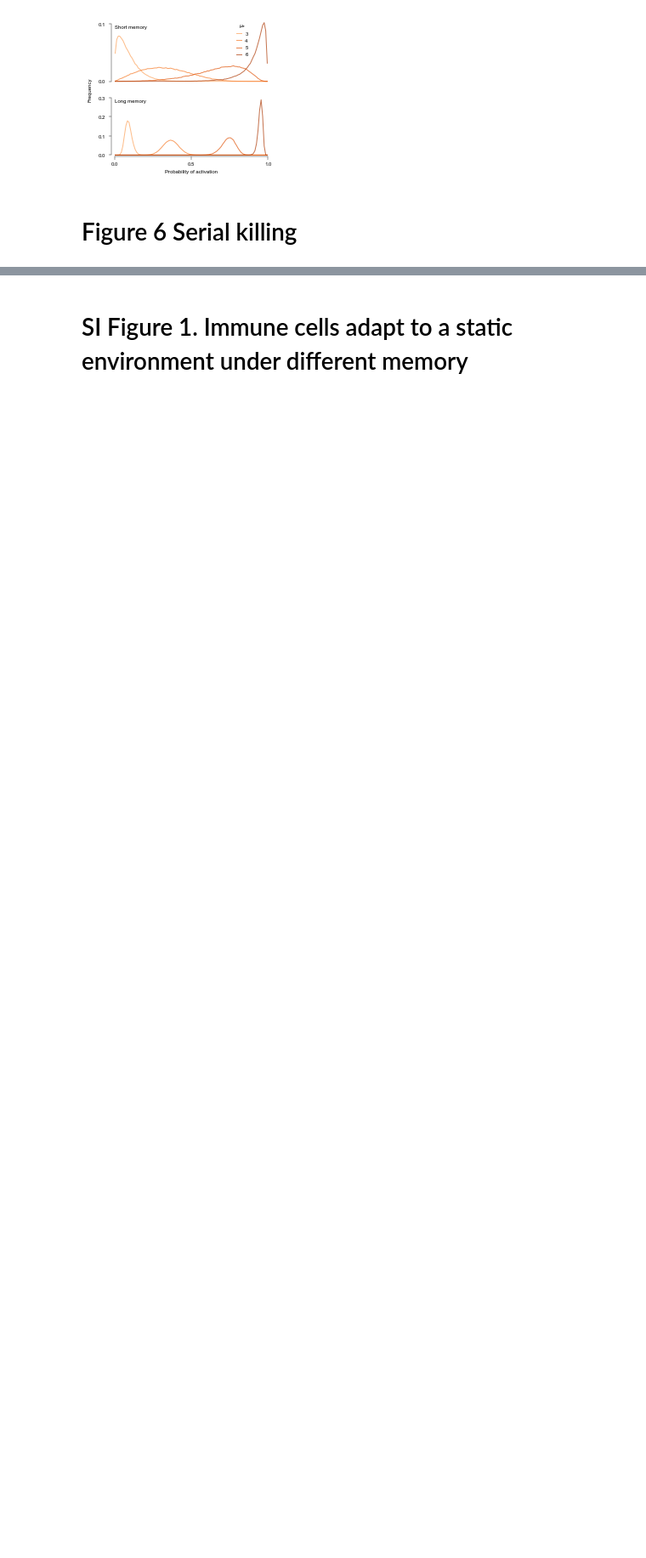
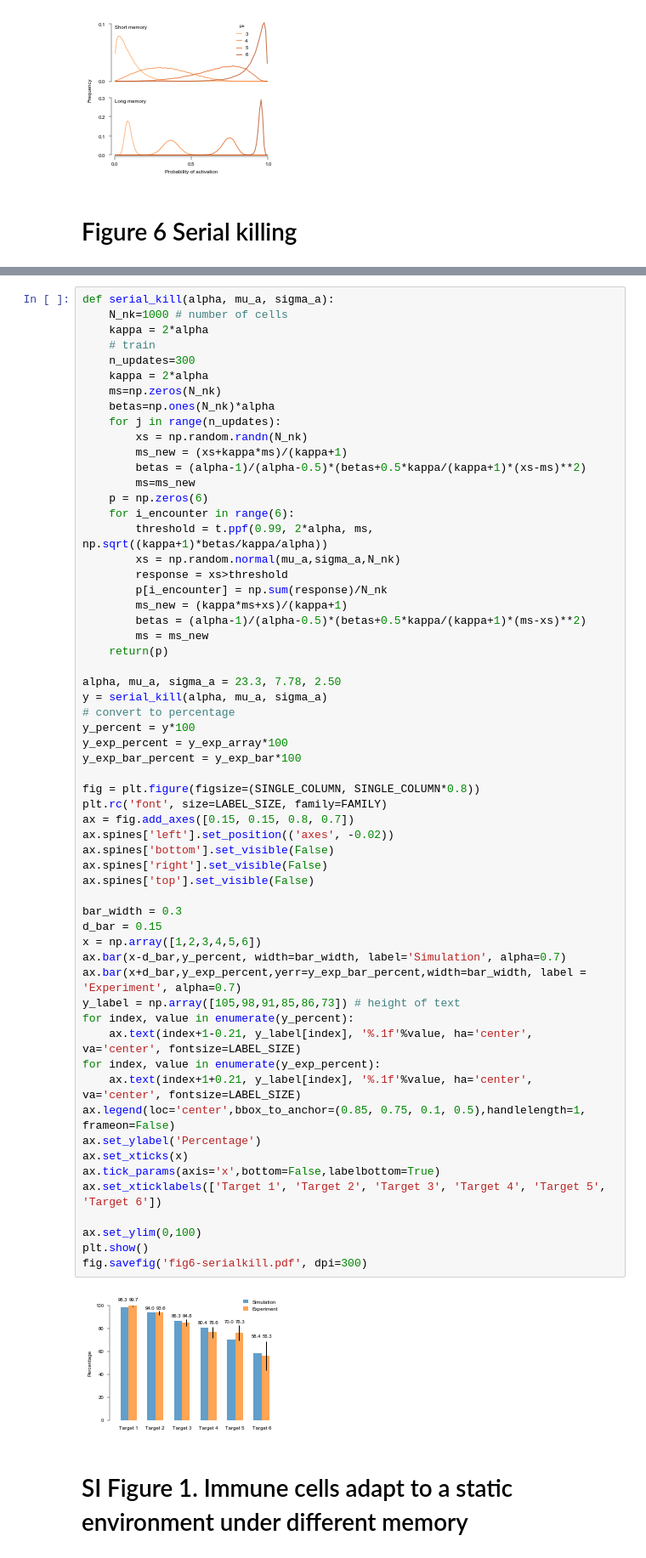
Before and after one commit to ywqin/paper-innate-immune-adaptation, a Jupyter notebook: figures.ipynb, the cells around one changed output, grey strips where cells are left out. Shown at 85% size. Cells and saved outputs as stored; diff of their text form; blank space fills up the shorter version.

```diff
--- a/figures.ipynb
+++ b/figures.ipynb
@@ -961,3 +964,64 @@ fig.savefig('fig6-serialkill.pdf', dpi=300)
+# %%
+def serial_kill(alpha, mu_a, sigma_a):
+	N_nk=1000 # number of cells
+	kappa = 2*alpha
+	# train
+	n_updates=300
+	kappa = 2*alpha
+	ms=np.zeros(N_nk)
+	betas=np.ones(N_nk)*alpha
+	for j in range(n_updates):
+		xs = np.random.randn(N_nk)
+		ms_new = (xs+kappa*ms)/(kappa+1)
+		betas = (alpha-1)/(alpha-0.5)*(betas+0.5*kappa/(kappa+1)*(xs-ms)**2)
+		ms=ms_new
+	p = np.zeros(6)
+	for i_encounter in range(6):
+		threshold = t.ppf(0.99, 2*alpha, ms, np.sqrt((kappa+1)*betas/kappa/alpha))
+		xs = np.random.normal(mu_a,sigma_a,N_nk)
+		response = xs>threshold
+		p[i_encounter] = np.sum(response)/N_nk
+		ms_new = (kappa*ms+xs)/(kappa+1)
+		betas = (alpha-1)/(alpha-0.5)*(betas+0.5*kappa/(kappa+1)*(ms-xs)**2)
+		ms = ms_new
+	return(p)
+
+alpha, mu_a, sigma_a = 23.3, 7.78, 2.50
+y = serial_kill(alpha, mu_a, sigma_a)
+# convert to percentage
+y_percent = y*100
+y_exp_percent = y_exp_array*100
+y_exp_bar_percent = y_exp_bar*100
+
+fig = plt.figure(figsize=(SINGLE_COLUMN, SINGLE_COLUMN*0.8))
+plt.rc('font', size=LABEL_SIZE, family=FAMILY)
+ax = fig.add_axes([0.15, 0.15, 0.8, 0.7])
+ax.spines['left'].set_position(('axes', -0.02))
+ax.spines['bottom'].set_visible(False)
+ax.spines['right'].set_visible(False)
+ax.spines['top'].set_visible(False)
+
+bar_width = 0.3
+d_bar = 0.15
+x = np.array([1,2,3,4,5,6])
+ax.bar(x-d_bar,y_percent, width=bar_width, label='Simulation', alpha=0.7)
+ax.bar(x+d_bar,y_exp_percent,yerr=y_exp_bar_percent,width=bar_width, label = 'Experiment', alpha=0.7)
+y_label = np.array([105,98,91,85,86,73]) # height of text
+for index, value in enumerate(y_percent):
+	ax.text(index+1-0.21, y_label[index], '%.1f'%value, ha='center', va='center', fontsize=LABEL_SIZE)
+for index, value in enumerate(y_exp_percent):
+	ax.text(index+1+0.21, y_label[index], '%.1f'%value, ha='center', va='center', fontsize=LABEL_SIZE)
+ax.legend(loc='center',bbox_to_anchor=(0.85, 0.75, 0.1, 0.5),handlelength=1, frameon=False)
+ax.set_ylabel('Percentage')
+ax.set_xticks(x)
+ax.tick_params(axis='x',bottom=False,labelbottom=True)
+ax.set_xticklabels(['Target 1', 'Target 2', 'Target 3', 'Target 4', 'Target 5', 'Target 6'])
+
+ax.set_ylim(0,100)
+plt.show()
+fig.savefig('fig6-serialkill.pdf', dpi=300)
+# %% [output]
+[figure, added]
 # %% [markdown]
 # SI Figure 1. Immune cells adapt to a static environment under different memory
 # %%
```
Also changed, not shown: parts of 4 cells of this notebook.
